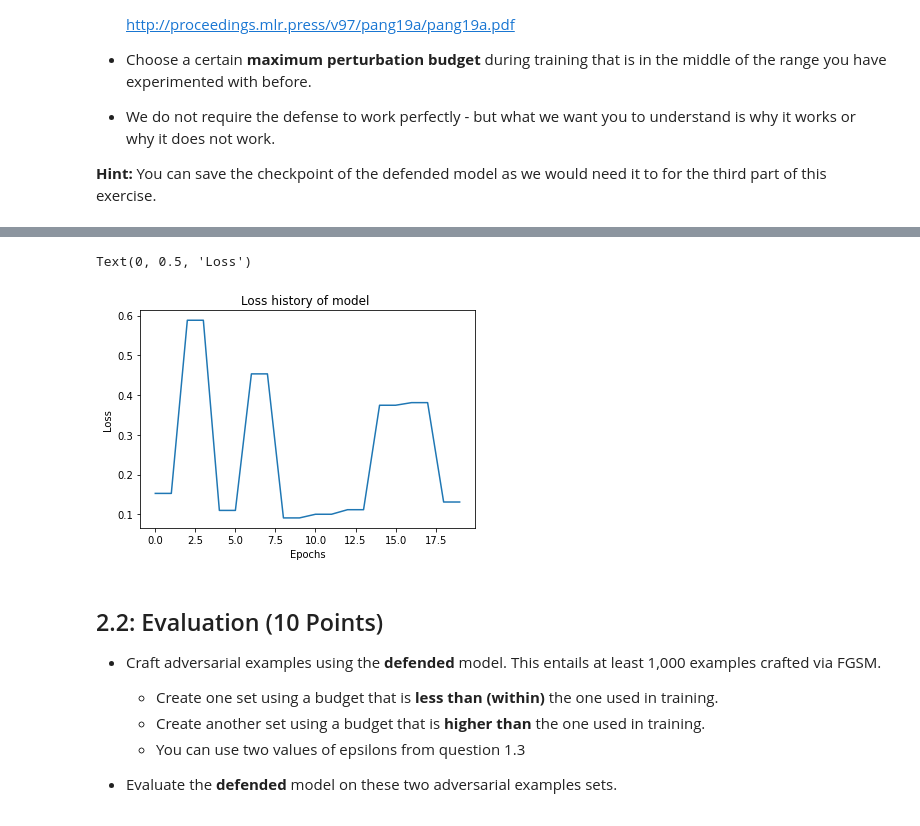
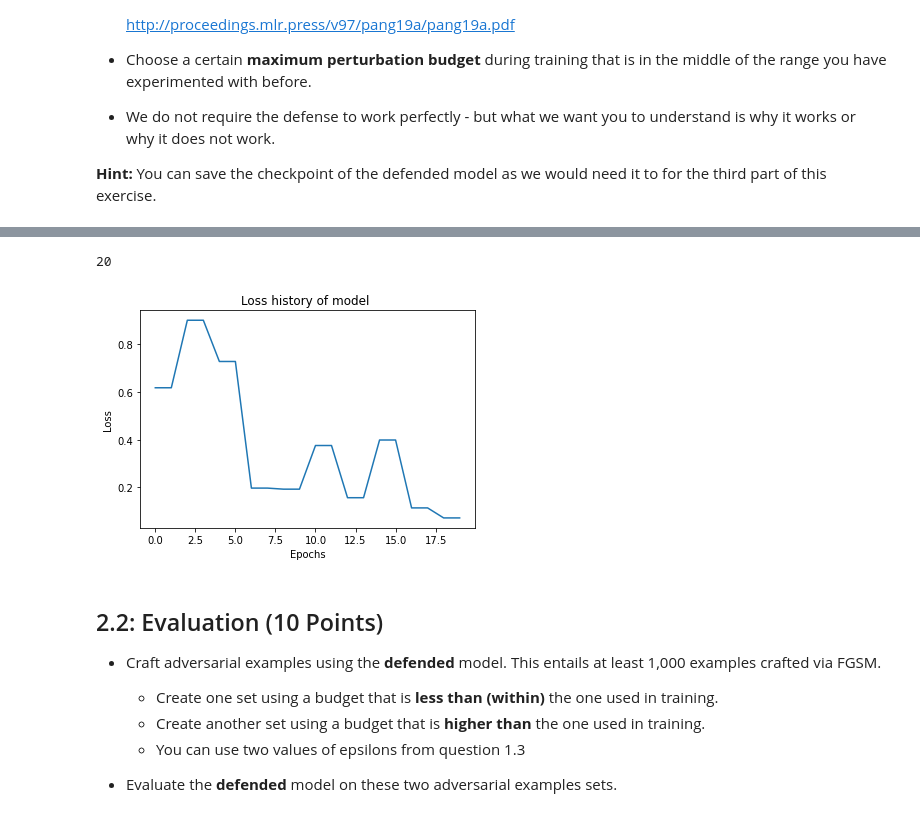
Before and after one commit to manuelaceron/ML-in-Cybersecurity, a Jupyter notebook: Evasion attack/2021_11_12_Task_02.ipynb, the cells around one changed output, grey strips where cells are left out. Saved outputs shown, nothing was run; the diff lists cells and outputs as text; code cells hidden in the pictures.

```diff
--- a/Evasion attack/2021_11_12_Task_02.ipynb
+++ b/Evasion attack/2021_11_12_Task_02.ipynb
@@ -184,8 +215,8 @@ def load_model(model):
 
   return my_model
 # %%
-epsilons = [.01, .03, .05, .15, .3]
-epsilon_budget = epsilons[:-1]
+epsilons = [0, .01, .03, .05, .15, .3]
+epsilon_budget = epsilons[1:-1]
 dataset_size= 20
 # %% [markdown]
 # 1. Attacking an ML-model (30 points)
@@ -673,6 +722,11 @@ def weights_init(m):
 def update_lr(optimizer, lr):
     for param_group in optimizer.param_groups:
         param_group['lr'] = lr
+# %%
+input_size =  1
+hidden_layers = [20,144]
+num_classes = 10
+scratch_model = Net(input_size, hidden_layers, num_classes).to(device)
 # %%
 num_epochs =10
 learning_rate = 0.001
@@ -689,8 +743,9 @@ val_accu = []
 val_accu_data = 0
 loss_values = []
 loss_ar = []
+loss_history = []
 
 
-val_acc_list, val_accu, train_accu, train_accu_adv, best, loss_history = train_adv_model(epsilon_budget, undefended_model, learning_rate, reg, train_loader, val_loader, best_accuracy, num_epochs,
+val_acc_list, val_accu, train_accu, train_accu_adv, best, loss_history = train_adv_model(epsilon_budget, scratch_model, learning_rate, reg, train_loader, val_loader, best_accuracy, num_epochs,
                                                                    total_train, correct_train, total_train_adv, correct_train_adv, train_accu, val_accu_data, val_accu, learning_rate_decay, train_accu, loss_values)
 # %% [output]
@@ -714,12 +791,14 @@ best model with val acc98.96is saved
 # %%
 #Loss
 plt.plot(loss_history)
 plt.title('Loss history of model ')
 plt.xlabel('Epochs')
 plt.ylabel('Loss')
+
+len(loss_history)
 # %% [output]
-Text(0, 0.5, 'Loss')
+20
-[figure, old version]
+[figure, new version]
 # %% [markdown]
 ## 2.2: Evaluation (10 Points)
 
```
Also changed, not shown: parts of 18 cells of this notebook.
